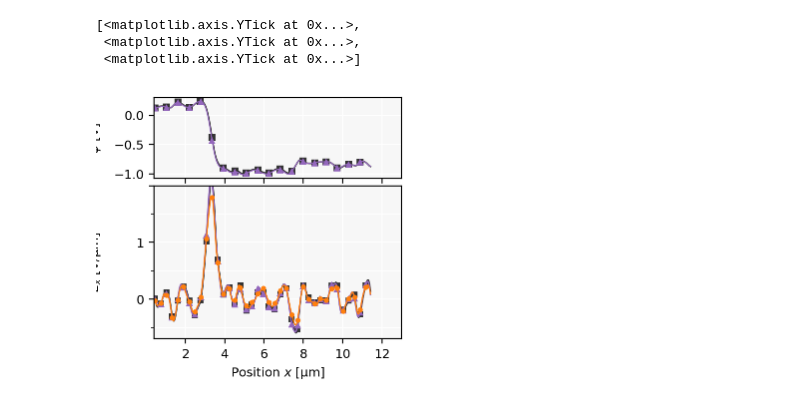
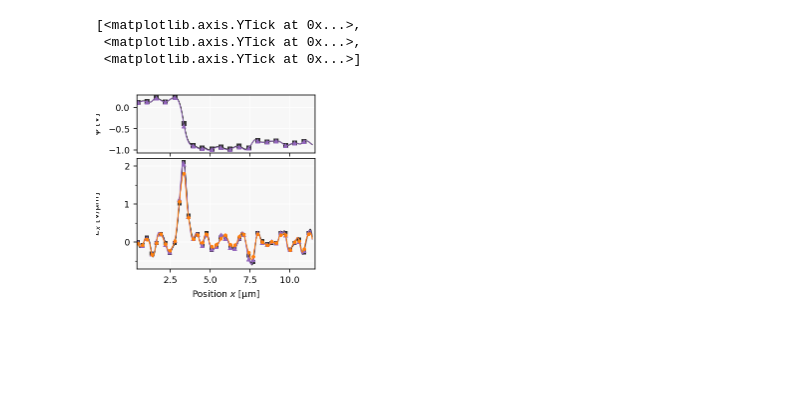
Before and after one commit to ryanpdwyer/1704-pmkpfm, a Jupyter notebook: fig_scripts/02cd-pm-kpfm-parallel.ipynb, the cells around one changed output. Saved outputs shown, nothing was run; the diff lists cells and outputs as text; code cells hidden in the pictures; blank space fills up the shorter version.

```diff
--- a/fig_scripts/02cd-pm-kpfm-parallel.ipynb
+++ b/fig_scripts/02cd-pm-kpfm-parallel.ipynb
@@ -97,7 +97,8 @@ def align_labels(axes_list,lim, axis='y'):
         ax.yaxis.set_label_coords(lim,y,t)
 
 ks = 19772.0
-mpl.rc("font", size=9)
+plt.rc('font', size=9)
+plt.rc('text', usetex=False)
 # %%
 fh = h5py.File('../data/KPFM-linescans/170222-1511DPh-BTBT-20V-scan-y-45-nm-y-mod.h5', 'r')
 # %%
@@ -157,39 +158,39 @@ ax2.plot(efm('x_dc')[::(dec_pts*dec*2)], efm('phi_dc')[::(dec_pts*dec*2)], '0.2'
          linewidth=0, marker='s', markersize=1.35*scale, mew=0, alpha=1, color='0.2')
 
 c1 = u'#9467bd'
 c2 = '#ff7f0e'
 for efm in [py[i] for i in [30]]:
     line, = ax1.plot(efm('x_dc')[::dec], efm('E_dc')[::dec], alpha=1, linewidth=1, color=c1)
     ax1.plot(efm('x_dc')[i::(dec_pts*dec)],
              efm('E_dc')[i::(dec_pts*dec)],
              linewidth=0, marker='^', mew=0, markersize=1.35*scale, alpha=1, color=line.get_color())
     line2, = ax1.plot(efm('x_dc')[::dec], efm('E_mod')[::dec], alpha=1, linewidth=0.9, color=c2)
     ax1.plot(efm('x_dc')[i::(dec_pts*dec)],
              efm('E_mod')[i::(dec_pts*dec)],
              linewidth=0, marker='.', markersize=2.1*scale, mew=0, alpha=1, color=line2.get_color())
 
     ax2.plot(efm('x_dc')[::dec], efm('phi_dc')[::dec],
              alpha=1, linewidth=0.8, color=c1)
     ax2.plot(efm('x_dc')[i::(dec_pts*dec*2)], efm('phi_dc')[i::(dec_pts*dec*2)], alpha=1,
              linewidth=0, marker='^', mew=0, markersize=1.35*scale, color=c1)
 
 
 ax1.set_ylabel(u"$E_{x}$ [V/µm]")
 ax1.set_xlabel(u"Position $x$ [µm]")
 ax2.set_ylabel(u"$\\phi$ [V]")
 align_labels([ax1, ax2], 12)
-ax1.set_xlim(0.4, 13.0)
-ax2.set_xlim(0.4, 13.0)
-ax1.set_xticks(np.arange(2, 13.6, 2))
-ax2.set_xticks(np.arange(2, 13.6, 2))
-ax1.set_ylim(-0.7, 2)
+ax1.set_xlim(0.4, 11.6)
+ax2.set_xlim(0.4, 11.6)
+ax1.set_xticks(np.arange(2.5, 11.5, 2.5))
+ax2.set_xticks(np.arange(2.5, 11.6, 2.5))
+ax1.set_ylim(-0.7, 2.2)
 ax1.set_yticks(np.arange(0, 2.1, 1))
-ax1.set_yticklabels(['0', '1', ''])
+# ax1.set_yticklabels(['0', '1', '2'])
 ax1.set_yticks(np.arange(-0.5, 1.6, 1), minor=True)
 # %% [output]
 [<matplotlib.axis.YTick at 0x...>,
  <matplotlib.axis.YTick at 0x...>,
  <matplotlib.axis.YTick at 0x...>]
-[figure, old version]
+[figure, new version]
 # %%
 fig.savefig('../figs/02cd-pm-parallel.pdf', bbox_inches='tight', pad_inches=0.2)
```
Also changed, not shown: parts of 2 cells of this notebook, 6 other files.
